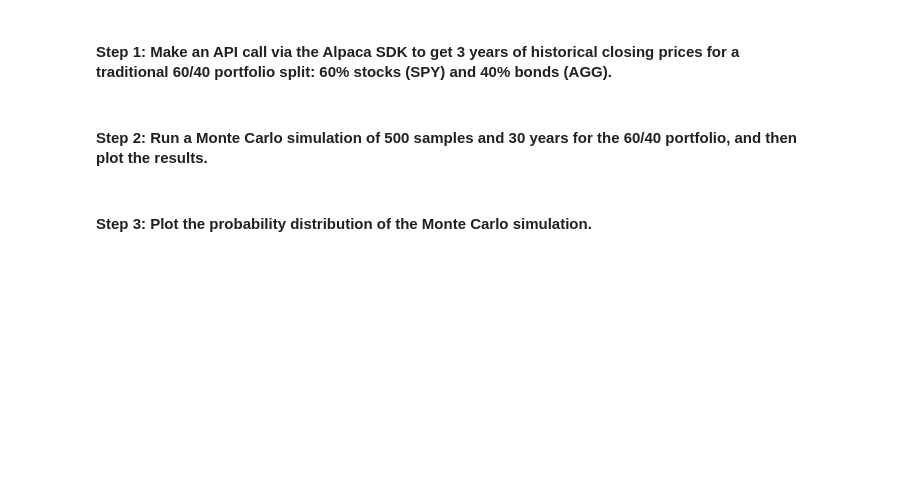
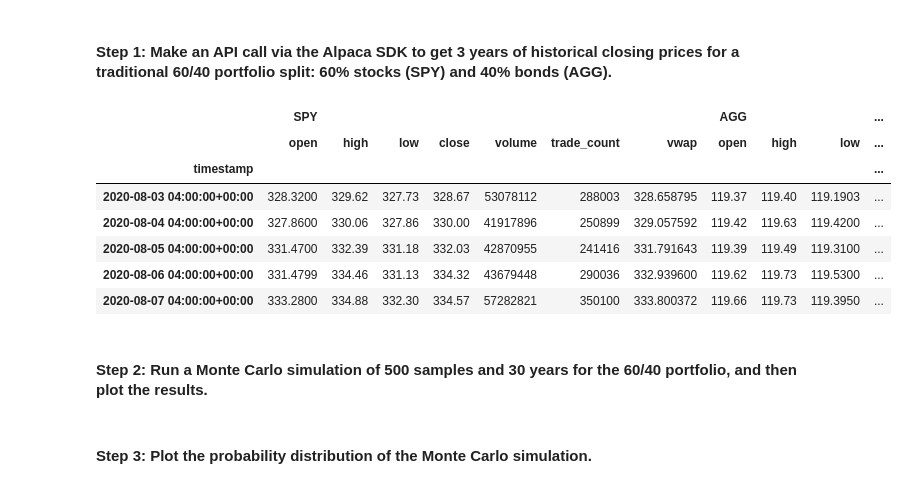
Before and after one commit to arianamoreno13/financial_planning_monte_carlo, a Jupyter notebook: Starter_Code/financial_planning_tools.ipynb, the cells around one changed output. Cells and saved outputs as stored; diff of their text form; code cells hidden in the pictures; blank space fills up the shorter version.

```diff
--- a/Starter_Code/financial_planning_tools.ipynb
+++ b/Starter_Code/financial_planning_tools.ipynb
@@ -403,25 +425,41 @@ In this section, you’ll use the MCForecastTools library to create a Monte Carl
 # %%
 # Set start and end dates of 3 years back from your current date
 # Alternatively, you can use an end date of 2020-08-07 and work 3 years back from that date
-# YOUR CODE HERE
-# YOUR CODE HERE
+start_date = pd.Timestamp('2017-08-07', tz='America/New_York').isoformat()
+end_date = pd.Timestamp('2020-08-07', tz='America/New_York').isoformat()
+weights = [.60, .40]
 # %%
 # Use the Alpaca get_bars function to make the API call to get the 3 years worth of pricing data
 # The tickers and timeframe parameters should have been set in Part 1 of this activity
 # The start and end dates should be updated with the information set above
 # Remember to add the df property to the end of the call so the response is returned as a DataFrame
-# YOUR CODE HERE
+historical_3yr_df = alpaca.get_bars(
+    tickers,
+    timeframe,
+    start=start_date,
+    end=end_date
+).df
 
 # Reorganize the DataFrame
 # Separate ticker data
-# YOUR CODE HERE
+SPY = historical_3yr_df[historical_3yr_df['symbol']=='SPY'].drop('symbol', axis=1)
+AGG = historical_3yr_df[historical_3yr_df['symbol']=='AGG'].drop('symbol', axis=1)
 
 # Concatenate the ticker DataFrames
-# YOUR CODE HERE
+historical_3yr_concat_df = pd.concat([SPY,AGG],axis=1, keys=['SPY','AGG'])
 
 # Display both the first and last five rows of the DataFrame
-# YOUR CODE HERE
-# YOUR CODE HERE
+historical_3yr_concat_df.head()
+historical_3yr_concat_df.tail()
+# %% [output]
+|  | SPY |  |  |  |  |  |  | AGG |  |  | ... |
+|  | open | high | low | close | volume | trade_count | vwap | open | high | low | ... |
+| timestamp |  |  |  |  |  |  |  |  |  |  | ... |
+| 2020-08-03 04:00:00+00:00 | 328.3200 | 329.62 | 327.73 | 328.67 | 53078112 | 288003 | 328.658795 | 119.37 | 119.40 | 119.1903 | ... |
+| 2020-08-04 04:00:00+00:00 | 327.8600 | 330.06 | 327.86 | 330.00 | 41917896 | 250899 | 329.057592 | 119.42 | 119.63 | 119.4200 | ... |
+| 2020-08-05 04:00:00+00:00 | 331.4700 | 332.39 | 331.18 | 332.03 | 42870955 | 241416 | 331.791643 | 119.39 | 119.49 | 119.3100 | ... |
+| 2020-08-06 04:00:00+00:00 | 331.4799 | 334.46 | 331.13 | 334.32 | 43679448 | 290036 | 332.939600 | 119.62 | 119.73 | 119.5300 | ... |
+| 2020-08-07 04:00:00+00:00 | 333.2800 | 334.88 | 332.30 | 334.57 | 57282821 | 350100 | 333.800372 | 119.66 | 119.73 | 119.3950 | ... |
 # %% [markdown]
 #### Step 2: Run a Monte Carlo simulation of 500 samples and 30 years for the 60/40 portfolio, and then plot the results.
 # %%
```
Also changed, not shown: parts of 22 cells of this notebook.
